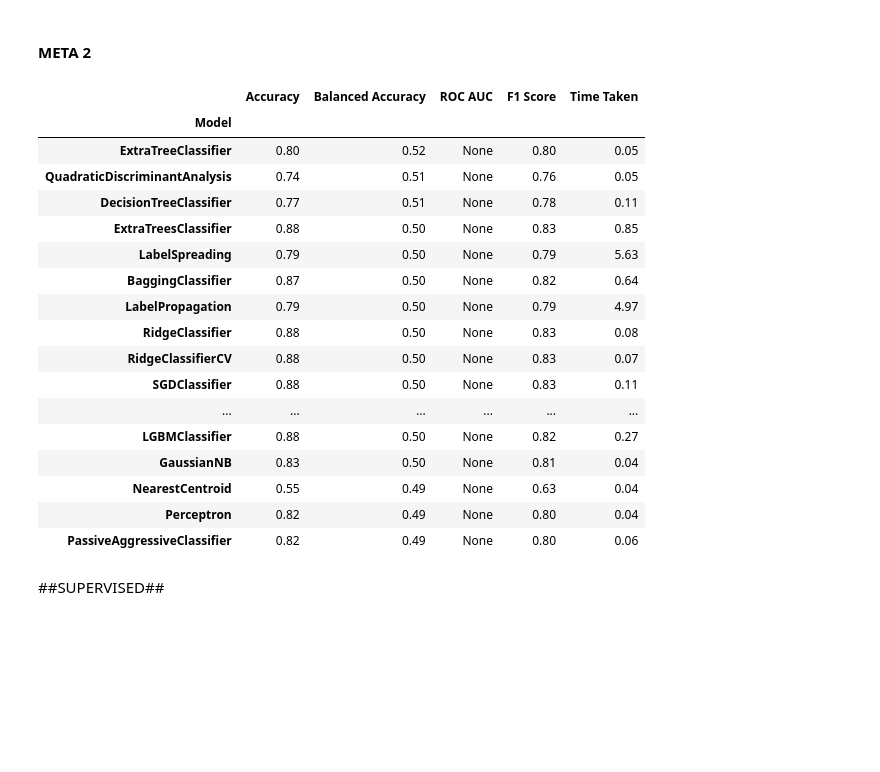
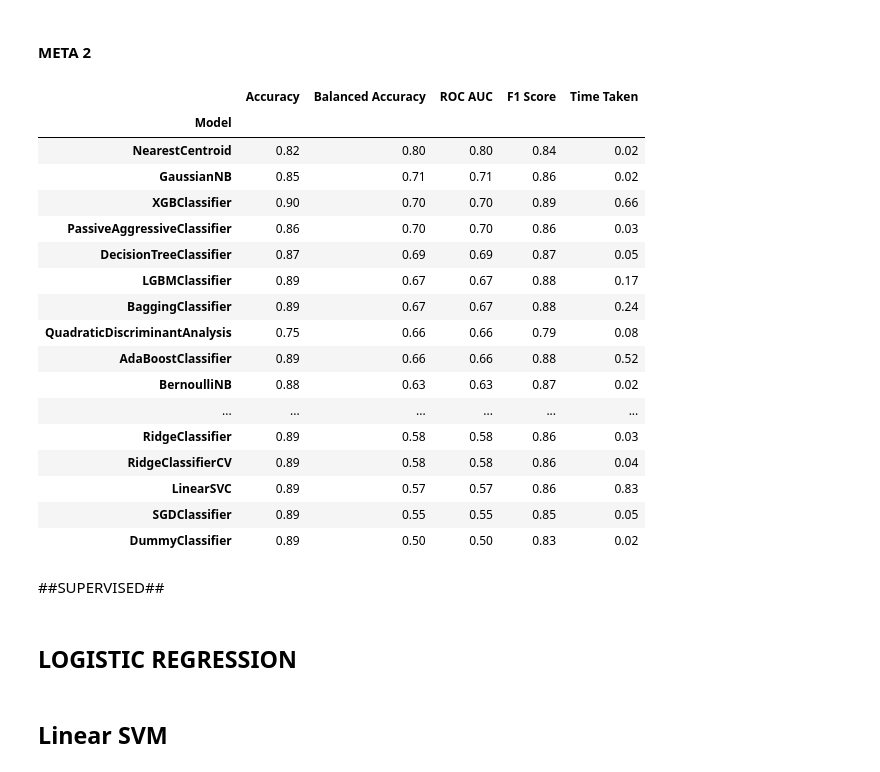
Before and after one commit to a-proenca/ML, a Jupyter notebook: AndreProenca_2016018783_IsabelCastro_2018013160.ipynb, the cells around one changed output. Drawn from its saved outputs; the diff is of its cells as text; code cells hidden in the pictures; blank space fills up the shorter version.

```diff
--- a/AndreProenca_2016018783_IsabelCastro_2018013160.ipynb
+++ b/AndreProenca_2016018783_IsabelCastro_2018013160.ipynb
@@ -129,11 +124,11 @@ dataset.drop(dataset[dataset['campaign']>35].index,axis=0,inplace=True)
 ##Remover outlier pdays
 # %%
 #Remove all pdays data
-dataset.drop("pdays",inplace=True,axis=1)
+fullDataset.drop("pdays",inplace=True,axis=1)
 # %% [markdown]
 ### Previous
 # %% [markdown]
 # Remover outliers previous apos analise do boxplot
 # %%
 #Remove all data where previous is bigger than 30
-dataset.drop(dataset[dataset['previous']>30].index,axis=0,inplace=True)
+fullDataset.drop(fullDataset[fullDataset['previous']>30].index,axis=0,inplace=True)
@@ -150,7 +151,7 @@ dataset.drop(dataset[dataset['previous']>30].index,axis=0,inplace=True)
 
 dataset['binary'] = dataset['loan'].astype(str) + dataset['default'].astype(str)
 
-x_train_set, x_test_set , y_train, y_test  = train_test_split(dataset,yData,train_size=0.8, random_state=0, stratify=dataset[['binary']])
+x_train_set, x_test_set , y_train_set, y_test_set  = train_test_split(dataset,yData,train_size=0.8, random_state=0, stratify=dataset[['binary']])
 
 # Remove binary column because it was only an aux for the split
 x_train_set = x_train_set.drop("binary",axis=1)
@@ -218,30 +219,35 @@ x_train_set_np_sc = ss.fit_transform(x_train_set_np[['age','balance','day','dura
 x_test_set_np_sc = ss.transform(x_test_set_np[['age','balance','day','duration','campaign','previous']])
 # %% [markdown]
 #### META 2 ####
+# %%
+y_train_set['y'] = y_train_set['y'].map({'yes' : 1, 'no': 0})
+y_test_set['y'] = y_test_set['y'].map({'yes' : 1 , 'no' : 0})
 # %%
 from lazypredict.Supervised import LazyClassifier
 
 clf = LazyClassifier(verbose=0,ignore_warnings=True, custom_metric=None)
-models,predictions = clf.fit(x_train_set,x_test_set,y_train,y_test)
+models,predictions = clf.fit(x_train_set,x_test_set,y_train_set,y_test_set)
 models
 # %% [output]
 |  | Accuracy | Balanced Accuracy | ROC AUC | F1 Score | Time Taken |
 | Model |  |  |  |  |  |
-| ExtraTreeClassifier | 0.80 | 0.52 | None | 0.80 | 0.05 |
-| QuadraticDiscriminantAnalysis | 0.74 | 0.51 | None | 0.76 | 0.05 |
-| DecisionTreeClassifier | 0.77 | 0.51 | None | 0.78 | 0.11 |
-| ExtraTreesClassifier | 0.88 | 0.50 | None | 0.83 | 0.85 |
-| LabelSpreading | 0.79 | 0.50 | None | 0.79 | 5.63 |
-| BaggingClassifier | 0.87 | 0.50 | None | 0.82 | 0.64 |
-| LabelPropagation | 0.79 | 0.50 | None | 0.79 | 4.97 |
-| RidgeClassifier | 0.88 | 0.50 | None | 0.83 | 0.08 |
-| RidgeClassifierCV | 0.88 | 0.50 | None | 0.83 | 0.07 |
-| SGDClassifier | 0.88 | 0.50 | None | 0.83 | 0.11 |
+| NearestCentroid | 0.82 | 0.80 | 0.80 | 0.84 | 0.02 |
+| GaussianNB | 0.85 | 0.71 | 0.71 | 0.86 | 0.02 |
+| XGBClassifier | 0.90 | 0.70 | 0.70 | 0.89 | 0.66 |
+| PassiveAggressiveClassifier | 0.86 | 0.70 | 0.70 | 0.86 | 0.03 |
+| DecisionTreeClassifier | 0.87 | 0.69 | 0.69 | 0.87 | 0.05 |
+| LGBMClassifier | 0.89 | 0.67 | 0.67 | 0.88 | 0.17 |
+| BaggingClassifier | 0.89 | 0.67 | 0.67 | 0.88 | 0.24 |
+| QuadraticDiscriminantAnalysis | 0.75 | 0.66 | 0.66 | 0.79 | 0.08 |
+| AdaBoostClassifier | 0.89 | 0.66 | 0.66 | 0.88 | 0.52 |
+| BernoulliNB | 0.88 | 0.63 | 0.63 | 0.87 | 0.02 |
 | ... | ... | ... | ... | ... | ... |
-| LGBMClassifier | 0.88 | 0.50 | None | 0.82 | 0.27 |
-| GaussianNB | 0.83 | 0.50 | None | 0.81 | 0.04 |
-| NearestCentroid | 0.55 | 0.49 | None | 0.63 | 0.04 |
-| Perceptron | 0.82 | 0.49 | None | 0.80 | 0.04 |
-| PassiveAggressiveClassifier | 0.82 | 0.49 | None | 0.80 | 0.06 |
+| RidgeClassifier | 0.89 | 0.58 | 0.58 | 0.86 | 0.03 |
+| RidgeClassifierCV | 0.89 | 0.58 | 0.58 | 0.86 | 0.04 |
+| LinearSVC | 0.89 | 0.57 | 0.57 | 0.86 | 0.83 |
+| SGDClassifier | 0.89 | 0.55 | 0.55 | 0.85 | 0.05 |
+| DummyClassifier | 0.89 | 0.50 | 0.50 | 0.83 | 0.02 |
 # %% [markdown]
 ##SUPERVISED##
+# %% [markdown]
+## LOGISTIC REGRESSION ##
@@ -247,0 +257,2 @@ models
+# %% [markdown]
+## Linear SVM ##
```
Also changed, not shown: parts of 33 cells of this notebook.
